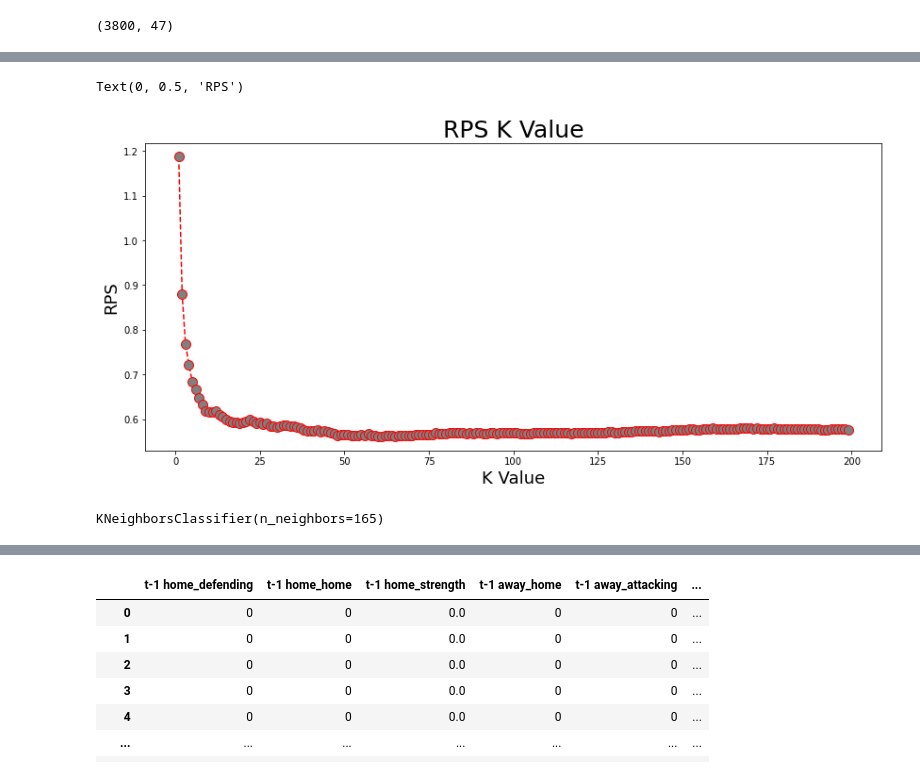
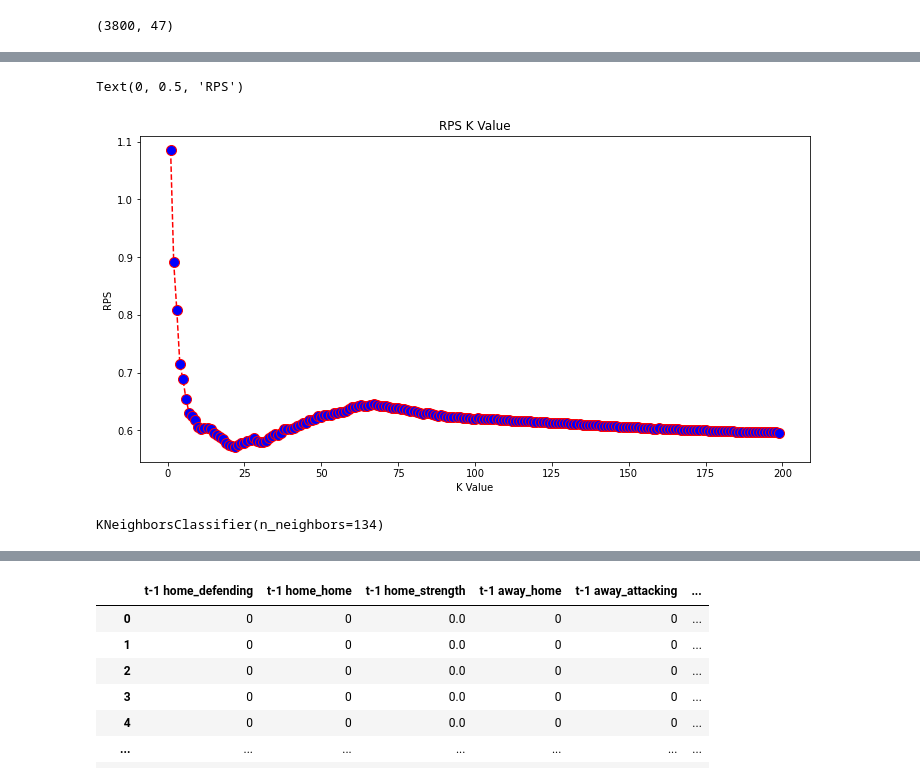
Before and after one commit to EricChagoya/SoccerPredictions, a Jupyter notebook: Untitled.ipynb, the cells around one changed output, grey strips where cells are left out. Saved outputs shown, nothing was run; the diff lists cells and outputs as text; code cells hidden in the pictures.

```diff
--- a/Untitled.ipynb
+++ b/Untitled.ipynb
@@ -182,3 +176,9 @@ x2 = dt.iloc[:,3:5]
+# %%
+z4 = pd.concat([z4,z2], axis = 1)
+# %%
+z4 = pd.concat([z4,z3], axis = 1)
+# %%
+x2 = pd.concat([x2,z4], axis = 1)
 # %%
 x2
 # %% [output]
@@ -200,2 +198,5 @@ mean_rps = []
 # %%
-x1 = dt.iloc[:,66:]#dt.iloc[:,66:92] n = 3, dt.iloc[:,66:100] n = 4, dt.iloc[:,66:108] n = 5, dt.iloc[:,66:116] n=6, dt.iloc[:,66:124] n = 7, dt.iloc[:,66:] n=9
+x1 = dt.iloc[:,67:146]#dt.iloc[:,66:92] n = 3, dt.iloc[:,66:100] n = 4, dt.iloc[:,66:108] n = 5, dt.iloc[:,66:116] n=6, dt.iloc[:,66:124] n = 7, dt.iloc[:,66:] n=9
+x1 = x1.drop(['home_strength', 'away_strength',], axis=1)
+x3 = pd.concat([x1,x], axis = 1)
+dt_new = pd.concat([x2,x3], axis = 1)
@@ -270,19 +376,19 @@ for i in range(0,len(error)):
 # %%
-plt.figure(figsize=(14, 6))
-plt.plot(range(1, 200), error, color='red', linestyle='dashed', marker='o',
-         markerfacecolor= 'grey', markersize=10)
-plt.title('RPS K Value', size = 25)
-plt.xlabel('K Value', size = 18)
-plt.ylabel('RPS', size = 18)
+plt.figure(figsize=(12, 6))
+plt.plot(range(1, 200), e[146], color='red', linestyle='dashed', marker='o',
+         markerfacecolor='blue', markersize=10)
+plt.title('RPS K Value')
+plt.xlabel('K Value')
+plt.ylabel('RPS')
 # %% [output]
 Text(0, 0.5, 'RPS')
-[figure, old version]
+[figure, new version]
 # %%
 from sklearn.neighbors import KNeighborsClassifier
-classifier = KNeighborsClassifier(n_neighbors=165)
+classifier = KNeighborsClassifier(n_neighbors=134)
 classifier.fit(X_train, y_train)
 # %% [output]
-KNeighborsClassifier(n_neighbors=165)
+KNeighborsClassifier(n_neighbors=134)
 # %%
 y_pred = classifier.predict(X_test)
 p_test = classifier.predict_proba(X_test)
```
Also changed, not shown: parts of 29 cells of this notebook.
